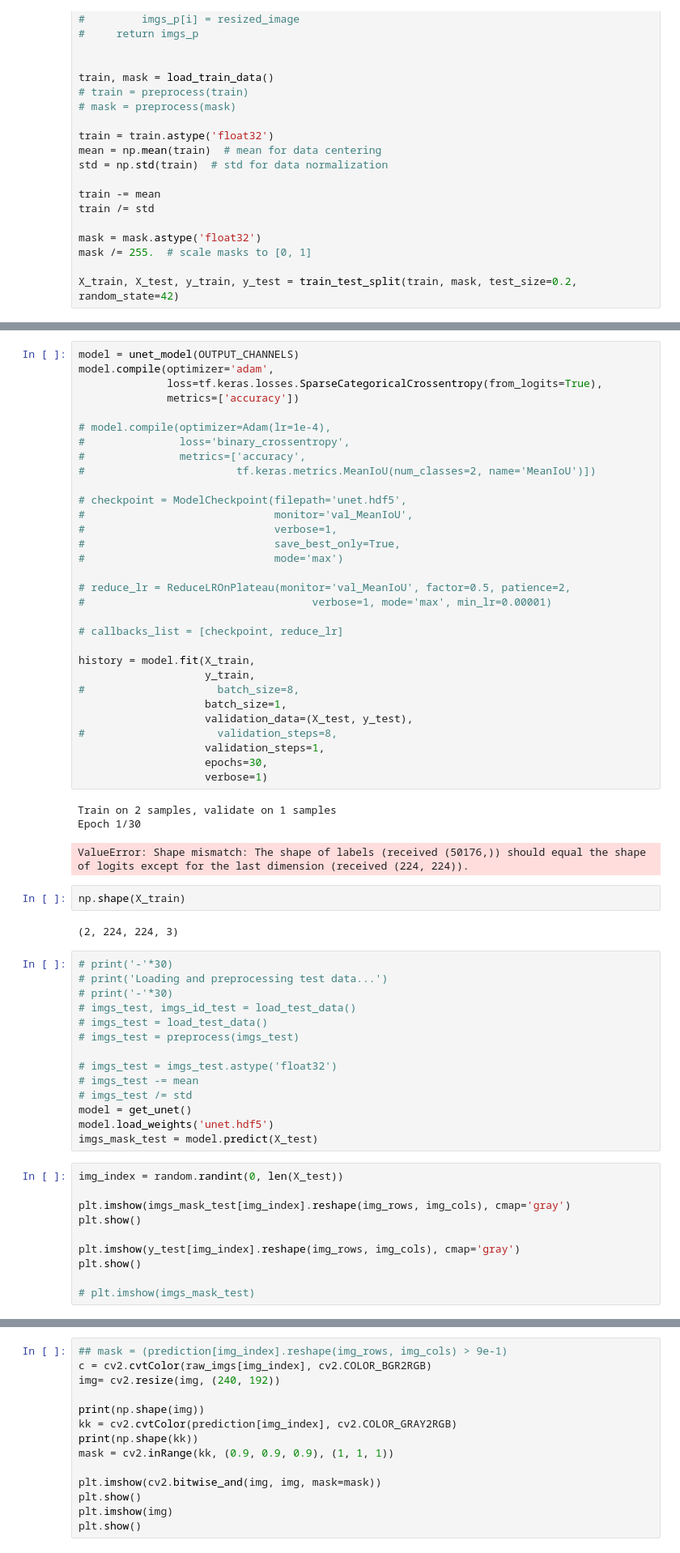
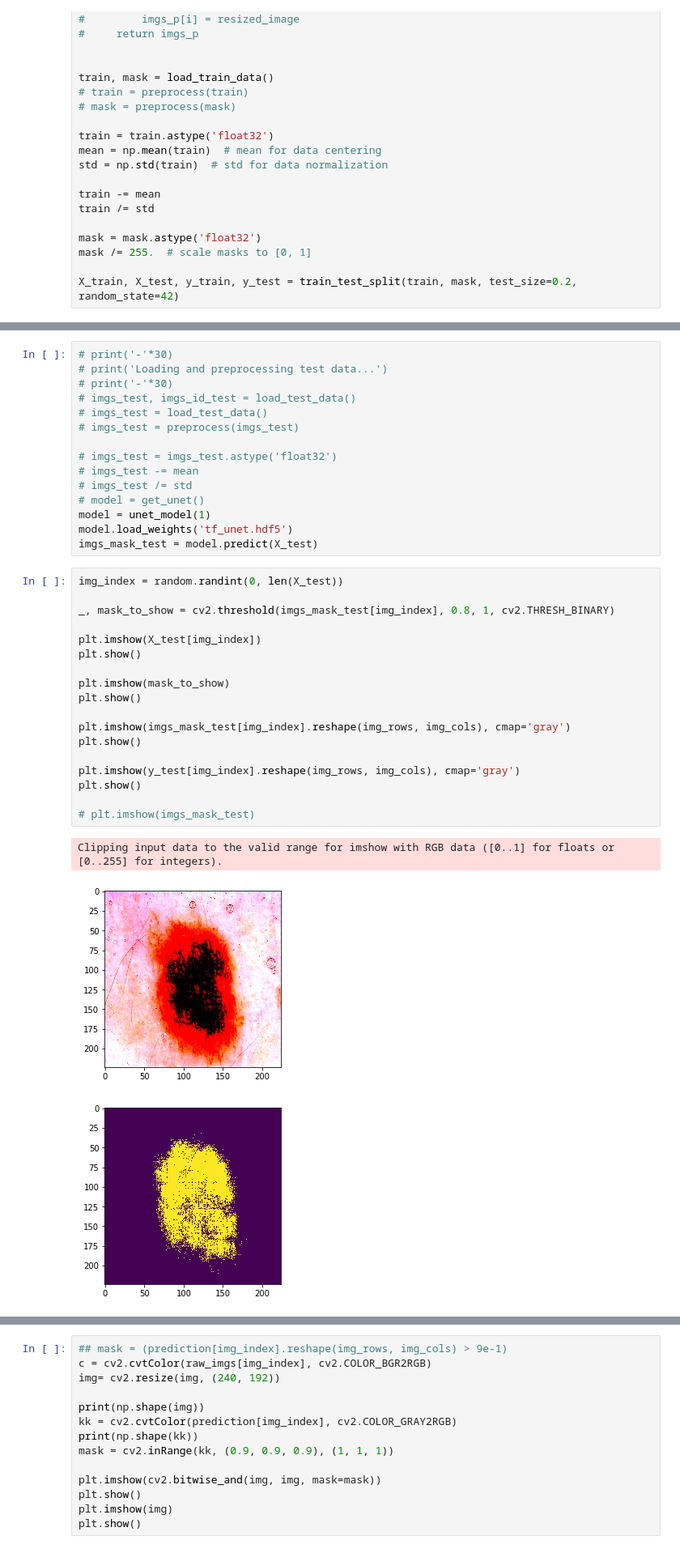
Before and after one commit to tommykwh/Skin-segmenentation-and-lesion-analyzer-on-raspberry-pi, a Jupyter notebook: train/train-segmentation.ipynb, the cells around one changed output, grey strips where cells are left out. Shown at 81% size. Drawn from its saved outputs; the diff is of its cells as text.

Commit message:
new unet done

```diff
--- a/train/train-segmentation.ipynb
+++ b/train/train-segmentation.ipynb
@@ -449,42 +418,3 @@ ValueError: A `Concatenate` layer requires inputs with matching shapes except fo
-# %%
-model = unet_model(OUTPUT_CHANNELS)
-model.compile(optimizer='adam',
-              loss=tf.keras.losses.SparseCategoricalCrossentropy(from_logits=True),
-              metrics=['accuracy'])
-
-# model.compile(optimizer=Adam(lr=1e-4),
-#               loss='binary_crossentropy',
-#               metrics=['accuracy',
-#                        tf.keras.metrics.MeanIoU(num_classes=2, name='MeanIoU')])
-
-# checkpoint = ModelCheckpoint(filepath='unet.hdf5',
-#                              monitor='val_MeanIoU',
-#                              verbose=1,
-#                              save_best_only=True,
-#                              mode='max')
-
-# reduce_lr = ReduceLROnPlateau(monitor='val_MeanIoU', factor=0.5, patience=2,
-#                                    verbose=1, mode='max', min_lr=0.00001)
-
-# callbacks_list = [checkpoint, reduce_lr]
-
-history = model.fit(X_train,
-                    y_train,
-#                     batch_size=8,
-                    batch_size=1,
-                    validation_data=(X_test, y_test),
-#                     validation_steps=8,
-                    validation_steps=1,
-                    epochs=30,
-                    verbose=1)
-# %% [output]
-Train on 2 samples, validate on 1 samples
-Epoch 1/30
-ValueError: Shape mismatch: The shape of labels (received (50176,)) should equal the shape of logits except for the last dimension (received (224, 224)).
-# %%
-np.shape(X_train)
-# %% [output]
-(2, 224, 224, 3)
 # %%
 # print('-'*30)
 # print('Loading and preprocessing test data...')
@@ -496,16 +426,29 @@ np.shape(X_train)
 # imgs_test = imgs_test.astype('float32')
 # imgs_test -= mean
 # imgs_test /= std
-model = get_unet()
-model.load_weights('unet.hdf5')
+# model = get_unet()
+model = unet_model(1)
+model.load_weights('tf_unet.hdf5')
 imgs_mask_test = model.predict(X_test)
 # %%
 img_index = random.randint(0, len(X_test))
+
+_, mask_to_show = cv2.threshold(imgs_mask_test[img_index], 0.8, 1, cv2.THRESH_BINARY)
+
+plt.imshow(X_test[img_index])
+plt.show()
+
+plt.imshow(mask_to_show)
+plt.show()
 
 plt.imshow(imgs_mask_test[img_index].reshape(img_rows, img_cols), cmap='gray')
 plt.show()
 
 plt.imshow(y_test[img_index].reshape(img_rows, img_cols), cmap='gray')
 plt.show()
 
 # plt.imshow(imgs_mask_test)
+# %% [output]
+Clipping input data to the valid range for imshow with RGB data ([0..1] for floats or [0..255] for integers).
+[figure, added]
+[figure, added]
```
Also changed, not shown: parts of 11 cells of this notebook, 3 other files.
